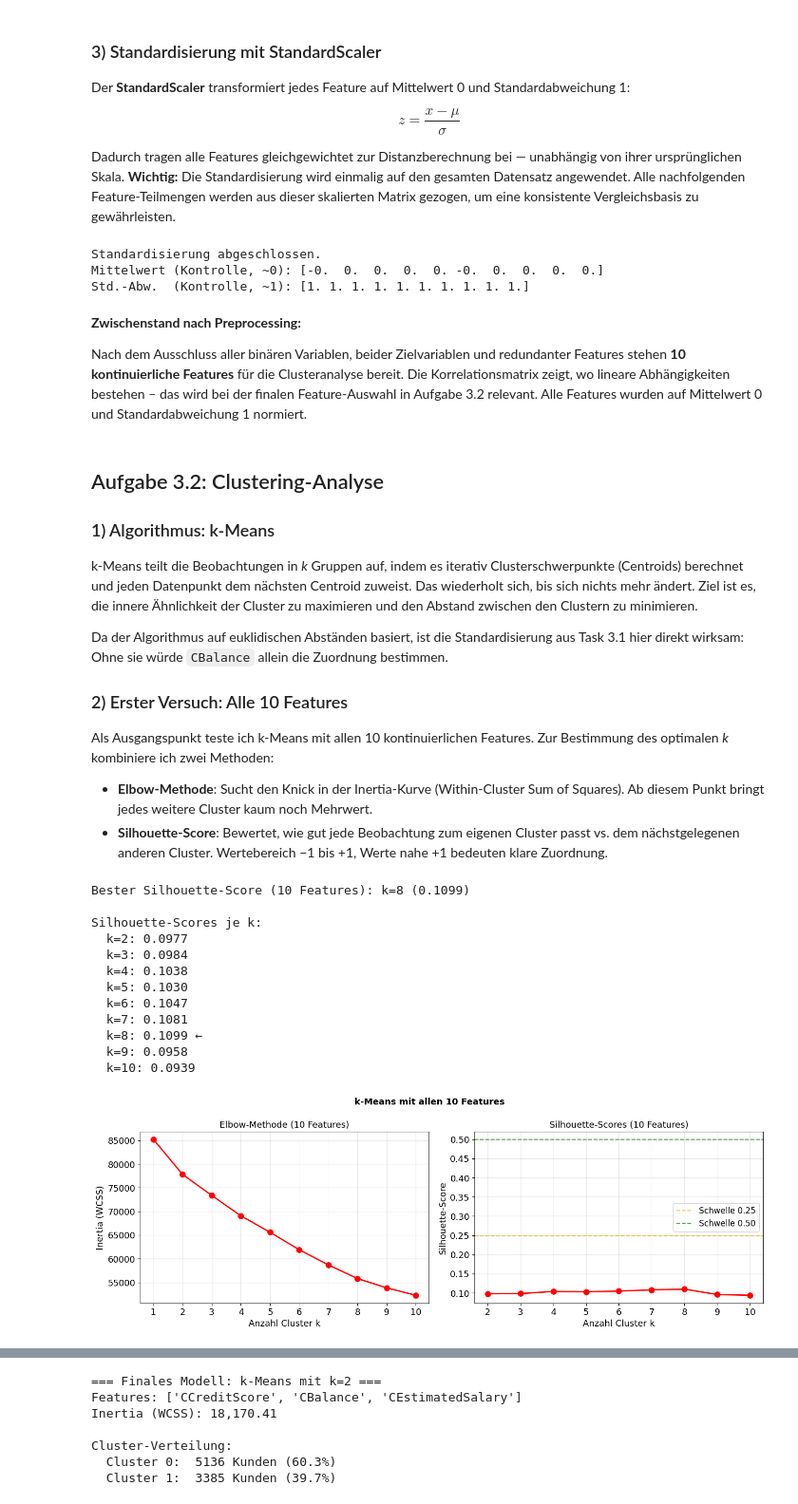
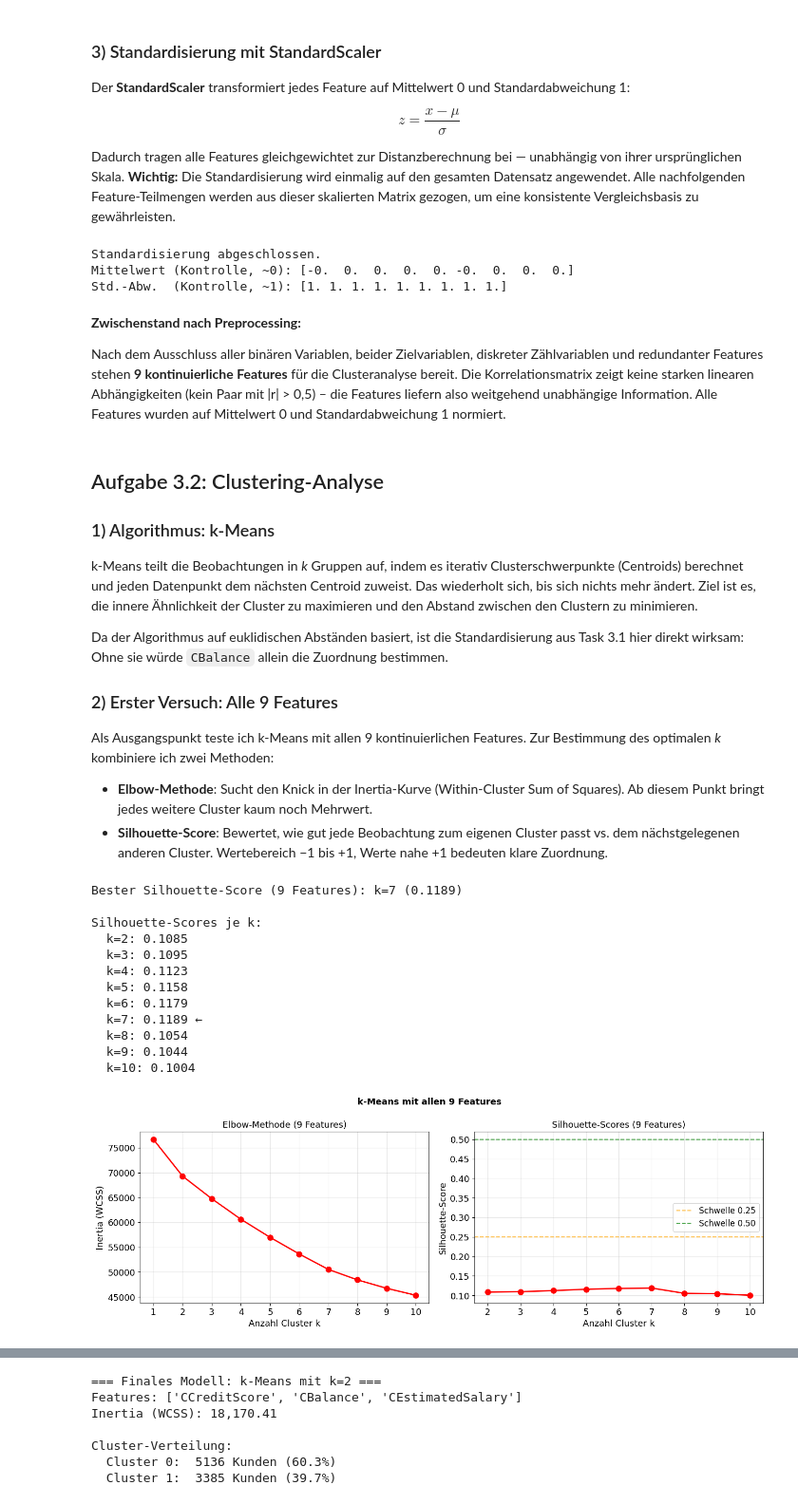
Before and after one commit to PatrickSchubert-Munich/DataScience_and_ML_Assignment, a Jupyter notebook: 03_Clustering/Assignment_03_2130238.ipynb, the cells around one changed output, grey strips where cells are left out. Shown at 95% size. Drawn from its saved outputs; the diff is of its cells as text; code cells hidden in the pictures.

```diff
--- a/03_Clustering/Assignment_03_2130238.ipynb
+++ b/03_Clustering/Assignment_03_2130238.ipynb
@@ -76,6 +77,7 @@ Damit verbleiben **10 kontinuierliche Features** als Ausgangsbasis.
 # %%
-# ── 10 kontinuierliche Features als Ausgangsbasis ────────────────────────────
+# ── 9 kontinuierliche Features als Ausgangsbasis ────────────────────────────
 # CLV_Continuous wird bewusst ausgeschlossen (war Zielvariable in Assignment 2)
+# Support_Tickets_Count ausgeschlossen (diskret, nur 5 Werte 0–4, s. Aufgabe 3.1)
 ALL_FEATURES = [
     # Finanzprofil
     'CCreditScore', 'CBalance', 'CEstimatedSalary',
@@ -84,8 +86,6 @@ ALL_FEATURES = [
     # Verhalten & Engagement
     'Avg_Monthly_Transactions', 'Transaction_Variance',
     'Last_Login_Days_Ago', 'Mobile_App_Usage_Hours',
-    # Kundenzufriedenheit
-    'Support_Tickets_Count',
 ]
 
 X_all = df[ALL_FEATURES].copy()
@@ -131,7 +136,7 @@ $$z = \frac{x - \mu}{\sigma}$$
 
 Dadurch tragen alle Features gleichgewichtet zur Distanzberechnung bei — unabhängig von ihrer ursprünglichen Skala. **Wichtig:** Die Standardisierung wird einmalig auf den gesamten Datensatz angewendet. Alle nachfolgenden Feature-Teilmengen werden aus dieser skalierten Matrix gezogen, um eine konsistente Vergleichsbasis zu gewährleisten.
 # %%
-# ── Einmalige Standardisierung aller 10 Features ────────────────────────────
+# ── Einmalige Standardisierung aller 9 Features ─────────────────────────────
 scaler_all = StandardScaler()
 X_all_scaled = pd.DataFrame(
     scaler_all.fit_transform(X_all),
@@ -143,12 +148,12 @@ print(f'Mittelwert (Kontrolle, ~0): {X_all_scaled.mean().round(3).values}')
 print(f'Std.-Abw.  (Kontrolle, ~1): {X_all_scaled.std().round(3).values}')
 # %% [output]
 Standardisierung abgeschlossen.
-Mittelwert (Kontrolle, ~0): [-0.  0.  0.  0.  0. -0.  0.  0.  0.  0.]
-Std.-Abw.  (Kontrolle, ~1): [1. 1. 1. 1. 1. 1. 1. 1. 1. 1.]
+Mittelwert (Kontrolle, ~0): [-0.  0.  0.  0.  0. -0.  0.  0.  0.]
+Std.-Abw.  (Kontrolle, ~1): [1. 1. 1. 1. 1. 1. 1. 1. 1.]
 # %% [markdown]
 **Zwischenstand nach Preprocessing:**
 
-Nach dem Ausschluss aller binären Variablen, beider Zielvariablen und redundanter Features stehen **10 kontinuierliche Features** für die Clusteranalyse bereit. Die Korrelationsmatrix zeigt, wo lineare Abhängigkeiten bestehen – das wird bei der finalen Feature-Auswahl in Aufgabe 3.2 relevant. Alle Features wurden auf Mittelwert 0 und Standardabweichung 1 normiert.
+Nach dem Ausschluss aller binären Variablen, beider Zielvariablen, diskreter Zählvariablen und redundanter Features stehen **9 kontinuierliche Features** für die Clusteranalyse bereit. Die Korrelationsmatrix zeigt keine starken linearen Abhängigkeiten (kein Paar mit |r| > 0,5) – die Features liefern also weitgehend unabhängige Information. Alle Features wurden auf Mittelwert 0 und Standardabweichung 1 normiert.
 # %% [markdown]
 <a id='aufgabe32'></a>
 
@@ -160,60 +165,60 @@ k-Means teilt die Beobachtungen in *k* Gruppen auf, indem es iterativ Clustersch
 
 Da der Algorithmus auf euklidischen Abständen basiert, ist die Standardisierung aus Task 3.1 hier direkt wirksam: Ohne sie würde `CBalance` allein die Zuordnung bestimmen.
 
-### 2) Erster Versuch: Alle 10 Features
+### 2) Erster Versuch: Alle 9 Features
 
-Als Ausgangspunkt teste ich k-Means mit allen 10 kontinuierlichen Features. Zur Bestimmung des optimalen *k* kombiniere ich zwei Methoden:
+Als Ausgangspunkt teste ich k-Means mit allen 9 kontinuierlichen Features. Zur Bestimmung des optimalen *k* kombiniere ich zwei Methoden:
 
 - **Elbow-Methode**: Sucht den Knick in der Inertia-Kurve (Within-Cluster Sum of Squares). Ab diesem Punkt bringt jedes weitere Cluster kaum noch Mehrwert.
 - **Silhouette-Score**: Bewertet, wie gut jede Beobachtung zum eigenen Cluster passt vs. dem nächstgelegenen anderen Cluster. Wertebereich −1 bis +1, Werte nahe +1 bedeuten klare Zuordnung.
 # %%
-# ── Elbow + Silhouette: Alle 10 Features ────────────────────────────────────
-X_10 = X_all_scaled[ALL_FEATURES].values
+# ── Elbow + Silhouette: Alle 9 Features ──────────────────────────────────────
+X_9 = X_all_scaled[ALL_FEATURES].values
 
-kmeans_10 = [KMeans(n_clusters=k, random_state=RANDOM_STATE, n_init=10).fit(X_10)
+kmeans_9 = [KMeans(n_clusters=k, random_state=RANDOM_STATE, n_init=10).fit(X_9)
              for k in K_RANGE]
 
-inertias_10 = [m.inertia_ for m in kmeans_10]
-sil_10      = [silhouette_score(X_10, m.labels_) for m in kmeans_10[1:]]
+inertias_9 = [m.inertia_ for m in kmeans_9]
+sil_9      = [silhouette_score(X_9, m.labels_) for m in kmeans_9[1:]]
 
-best_k_10 = int(np.argmax(sil_10) + 2)
-print(f'Bester Silhouette-Score (10 Features): k={best_k_10} ({max(sil_10):.4f})')
+best_k_9 = int(np.argmax(sil_9) + 2)
+print(f'Bester Silhouette-Score (9 Features): k={best_k_9} ({max(sil_9):.4f})')
 print(f'\nSilhouette-Scores je k:')
-for k, s in zip(range(2, 11), sil_10):
-    marker = ' ←' if k == best_k_10 else ''
+for k, s in zip(range(2, 11), sil_9):
+    marker = ' ←' if k == best_k_9 else ''
     print(f'  k={k}: {s:.4f}{marker}')
 # %% [output]
-Bester Silhouette-Score (10 Features): k=8 (0.1099)
+Bester Silhouette-Score (9 Features): k=7 (0.1189)
 
 Silhouette-Scores je k:
-  k=2: 0.0977
-  k=3: 0.0984
-  k=4: 0.1038
-  k=5: 0.1030
-  k=6: 0.1047
-  k=7: 0.1081
-  k=8: 0.1099 ←
-  k=9: 0.0958
-  k=10: 0.0939
+  k=2: 0.1085
+  k=3: 0.1095
+  k=4: 0.1123
+  k=5: 0.1158
+  k=6: 0.1179
+  k=7: 0.1189 ←
+  k=8: 0.1054
+  k=9: 0.1044
+  k=10: 0.1004
 # %%
-# ── Visualisierung: Elbow + Silhouette (10 Features) ────────────────────────
+# ── Visualisierung: Elbow + Silhouette (9 Features) ─────────────────────────
 fig, axes = plt.subplots(1, 2, figsize=(14, 5))
 
-axes[0].plot(K_RANGE, inertias_10, 'ro-', linewidth=2, markersize=8)
+axes[0].plot(K_RANGE, inertias_9, 'ro-', linewidth=2, markersize=8)
 axes[0].set_xlabel('Anzahl Cluster k'); axes[0].set_ylabel('Inertia (WCSS)')
-axes[0].set_title('Elbow-Methode (10 Features)')
+axes[0].set_title('Elbow-Methode (9 Features)')
 axes[0].set_xticks(list(K_RANGE)); axes[0].grid(True, alpha=0.3)
 
-axes[1].plot(range(2, 11), sil_10, 'ro-', linewidth=2, markersize=8)
+axes[1].plot(range(2, 11), sil_9, 'ro-', linewidth=2, markersize=8)
 axes[1].axhline(0.25, color='orange', linestyle='--', alpha=0.7, label='Schwelle 0.25')
 axes[1].axhline(0.50, color='green',  linestyle='--', alpha=0.7, label='Schwelle 0.50')
 axes[1].set_xlabel('Anzahl Cluster k'); axes[1].set_ylabel('Silhouette-Score')
-axes[1].set_title('Silhouette-Scores (10 Features)')
+axes[1].set_title('Silhouette-Scores (9 Features)')
 axes[1].legend(); axes[1].set_xticks(list(range(2, 11))); axes[1].grid(True, alpha=0.3)
 
-plt.suptitle('k-Means mit allen 10 Features', fontsize=13, fontweight='bold')
+plt.suptitle('k-Means mit allen 9 Features', fontsize=13, fontweight='bold')
 plt.tight_layout()
 plt.show()
 # %% [output]
-[figure, old version]
+[figure, new version]
 # %% [markdown]
```
Also changed, not shown: parts of 19 cells of this notebook, 3 other files.
